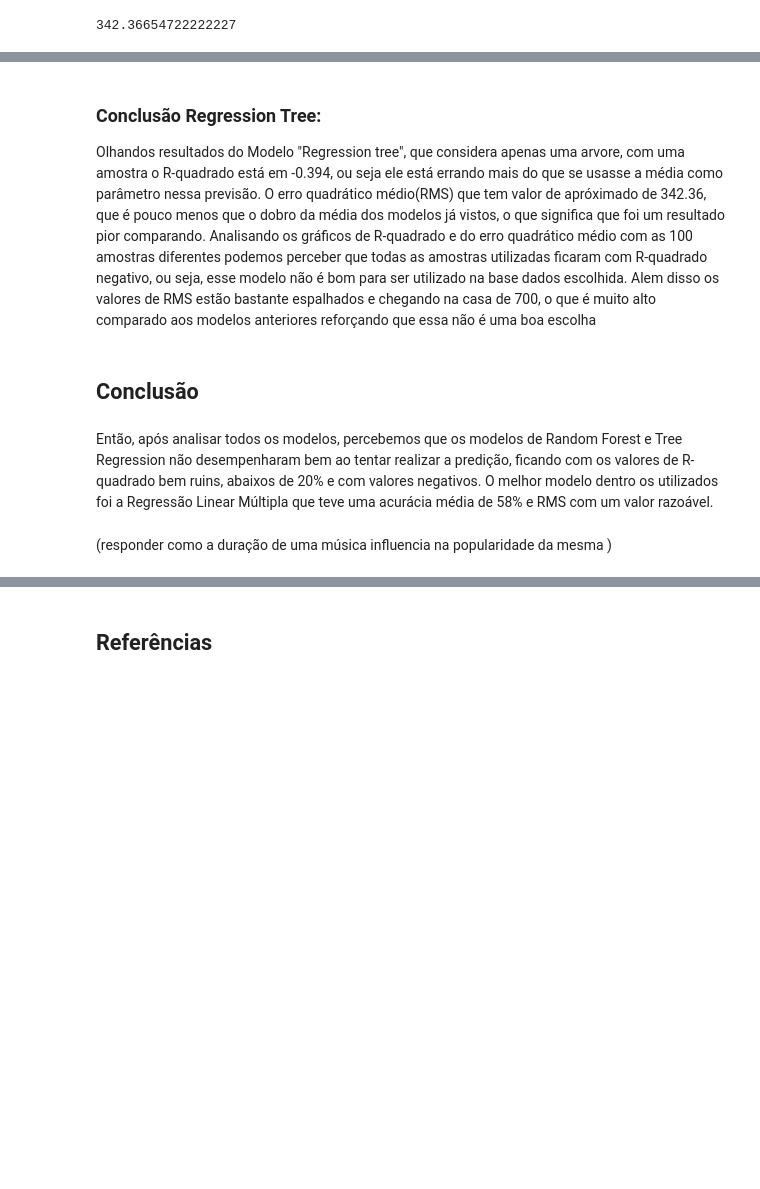
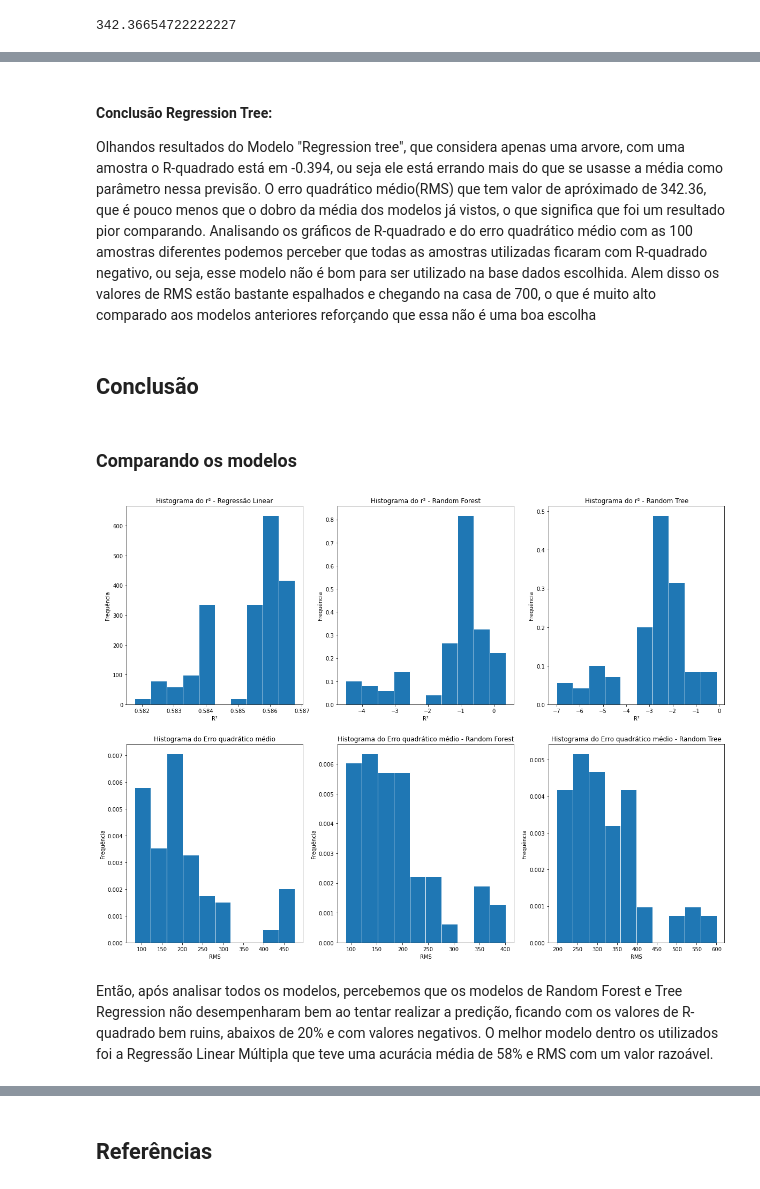
Before and after one commit to juliacfigueiredo/Projeto-2, a Jupyter notebook: Projeto_Final.ipynb, the cells around one changed output, grey strips where cells are left out. Cells and saved outputs as stored; diff of their text form; code cells hidden in the pictures; blank space fills up the shorter version.

```diff
--- a/Projeto_Final.ipynb
+++ b/Projeto_Final.ipynb
@@ -576,11 +564,52 @@ plt.show()
 # %% [markdown]
-### Conclusão Regression  Tree:
+#### Conclusão Regression  Tree:
 Olhandos resultados do Modelo "Regression tree", que considera apenas uma arvore, com uma amostra o R-quadrado está em -0.394, ou seja ele está errando mais do que se usasse a média como parâmetro nessa previsão.
 O erro quadrático médio(RMS) que tem valor de apróximado de 342.36, que é pouco menos que o dobro da média dos modelos já vistos, o que significa que foi um resultado pior comparando.
 Analisando os gráficos de R-quadrado e do erro quadrático médio com as 100 amostras diferentes podemos perceber que todas as amostras utilizadas ficaram com R-quadrado negativo, ou seja, esse modelo não é bom para ser utilizado na base dados escolhida. Alem disso os valores de RMS estão bastante espalhados e chegando na casa de 700, o que é muito alto comparado aos modelos anteriores reforçando que essa não é uma boa escolha
 # %% [markdown]
 ## Conclusão
+# %% [markdown]
+### Comparando os modelos
+# %%
+plt.figure(figsize=(20, 15))
+
+plt.subplot(231)
+plt.hist(lista_r_quadrado_regressao_linear, edgecolor='white', density=True)
+plt.title('Histograma do r² - Regressão Linear')
+plt.xlabel('R²')
+plt.ylabel('Frequência')
+
+plt.subplot(232)
+plt.hist(lista_r_quadrado_random_forest, edgecolor='white', density=True)
+plt.title('Histograma do r² - Random Forest')
+plt.xlabel('R²')
+plt.ylabel('Frequência')
+
+plt.subplot(233)
+plt.hist(lista_r_quadrado_regression_tree, edgecolor='white', density=True)
+plt.title('Histograma do r² - Random Tree')
+plt.xlabel('R²')
+plt.ylabel('Frequência')
+
+plt.subplot(234)
+plt.hist(erro_quadratico_medio_regressao_linear, edgecolor='white', density=True)
+plt.title('Histograma do Erro quadrático médio')
+plt.xlabel('RMS')
+plt.ylabel('Frequência')
+
+plt.subplot(235)
+plt.hist(erro_quadratico_medio_random_forest, edgecolor='white', density=True)
+plt.title('Histograma do Erro quadrático médio - Random Forest')
+plt.xlabel('RMS')
+plt.ylabel('Frequência')
+
+plt.subplot(236)
+plt.hist(erro_quadratico_medio_regression_tree, edgecolor='white', density=True)
+plt.title('Histograma do Erro quadrático médio - Random Tree')
+plt.xlabel('RMS')
+plt.ylabel('Frequência')
+plt.show()
+# %% [output]
+[figure, added]
 # %% [markdown]
 Então, após analisar todos os modelos, percebemos que os modelos de Random Forest e Tree Regression não desempenharam bem ao tentar realizar a predição, ficando com os valores de R-quadrado bem ruins, abaixos de 20% e com valores negativos. O melhor modelo dentro os utilizados foi a Regressão Linear Múltipla que teve uma acurácia média de 58% e RMS com um valor razoável.
-# %% [markdown]
-(responder como a duração de uma música influencia na popularidade da mesma )
```
Also changed, not shown: parts of 21 cells of this notebook.
